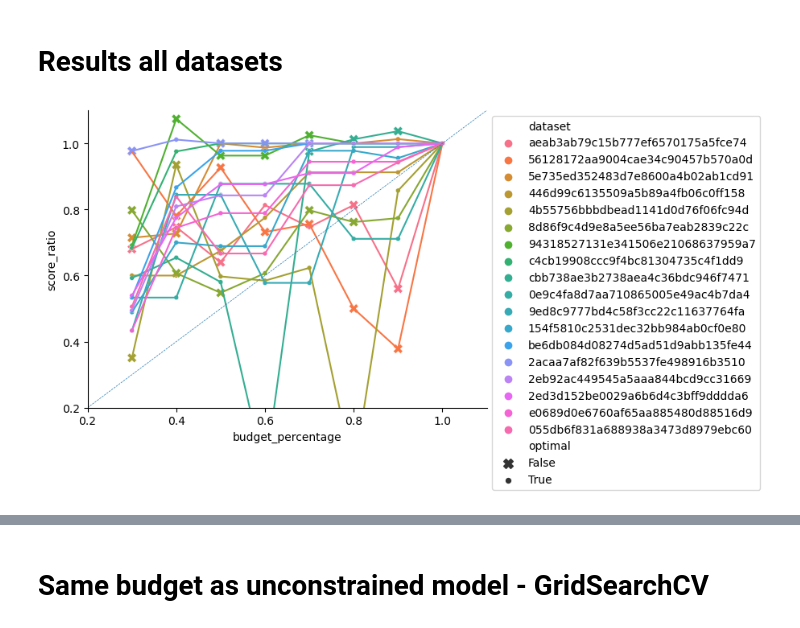
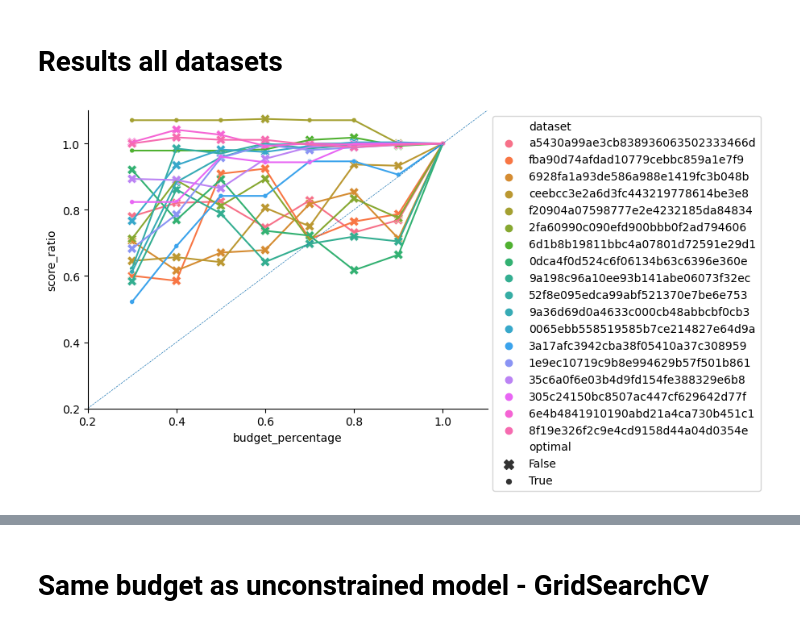
Before and after one commit to antoniobelotti/budget-svm, a Jupyter notebook: results.ipynb, the cells around one changed output, grey strips where cells are left out. Cells and saved outputs as stored; diff of their text form; code cells hidden in the pictures.

```diff
--- a/results.ipynb
+++ b/results.ipynb
@@ -37,16 +37,20 @@ def gr_classifier(classifier, X, y, margin=False, title="?"):
     gr_dataset(X, y, show=False)
     plt.title(title)
     plt.show()
+# %%
+from pathlib import Path
+BASE_PATH = Path("/home/anto/Downloads/1000_samples_experiments")
+EXP_TIMESTAMP = "1683253453.8699663"
 # %% [markdown]
 # Load Dataset Info in df
 # %%
-from pathlib import Path
+import pandas as pd
 from experiments.synthetic_datasets.common import load_dataset
 
 sinusoid_ds_info = []
 pacman_ds_info = []
 all_ds_info = []
-for ds_f in Path("/home/anto/Downloads/experiments/synthetic_datasets/datasets").iterdir():
+for ds_f in Path(BASE_PATH / "synthetic_datasets/datasets").iterdir():
     ds = load_dataset(ds_f)
     if ds.params.get("a", None):
         pacman_ds_info.append({"id": ds.id, **ds.params, **ds.complexity_report})
@@ -71,7 +75,7 @@ all_ds_info.sample(5)
 import pandas as pd
 from budgetsvm import optimization
 
-df = pd.read_json("~/Downloads/experiments/results/1681565550.7878149.json")
+df = pd.read_json(BASE_PATH / f"results/{EXP_TIMESTAMP}.json")
 
 df["budget_percentage"] = df["model_name"].apply(
     lambda x: float(x.split("_")[0]) if "full" not in x else 1.0
@@ -107,6 +111,6 @@ df_success["score_ratio"] = df_success["score"] / df_success["score_full_budget"
 
 # df_success["dataset"] = df_success["dataset"].apply(lambda x: x[-10:])
 
-df_success.query("dataset == '4b55756bbbdbead1141d0d76f06fc94d'")
+df_success.query("dataset == '6928fa1a93de586a988e1419fc3b048b'")
 # %% [output]
 |  | dataset | model_UUID | model_name | optimal | params | score | budget | num_sv | train_time_min | ... |
@@ -409,34 +481,34 @@ sigmoid_res["grouped_id"] = sigmoid_res.dataset_id.apply(lambda x: id_map[x])
 # %%
 fig, ax = plt.subplots()
 
 sns.lineplot(
     data=df_success,
     x="budget_percentage",
     y="score_ratio",
     hue="dataset",
     orient="x",
     legend=False,
     ax=ax,
 )
-g = sns.scatterplot(
-    data=df_success,
-    x="budget_percentage",
-    y="score_ratio",
-    hue="dataset",
-    style="optimal",
-    size="optimal",
-    markers={True: "o", False: "X"},
-    ax=ax,
-)
+# g = sns.scatterplot(
+#     data=df_success,
+#     x="budget_percentage",
+#     y="score_ratio",
+#     hue="dataset",
+#     style="optimal",
+#     size="optimal",
+#     markers={True: "o", False: "X"},
+#     ax=ax,
+# )
 plt.axline((0, 0), (1, 1), linestyle="--", linewidth=0.5)
 
 ax.set(xlim=(0.2, 1.1))
 ax.set(ylim=(0.2, 1.1))
 
 sns.move_legend(ax, "upper left", bbox_to_anchor=(1, 1))
 sns.despine()
 # %% [output]
-[figure, old version]
+[figure, new version]
 # %%
 g = sns.lineplot(data=df_success, x="budget_percentage", y="score", hue="dataset")
 
```
Also changed, not shown: parts of 20 cells of this notebook, 7 other files.
